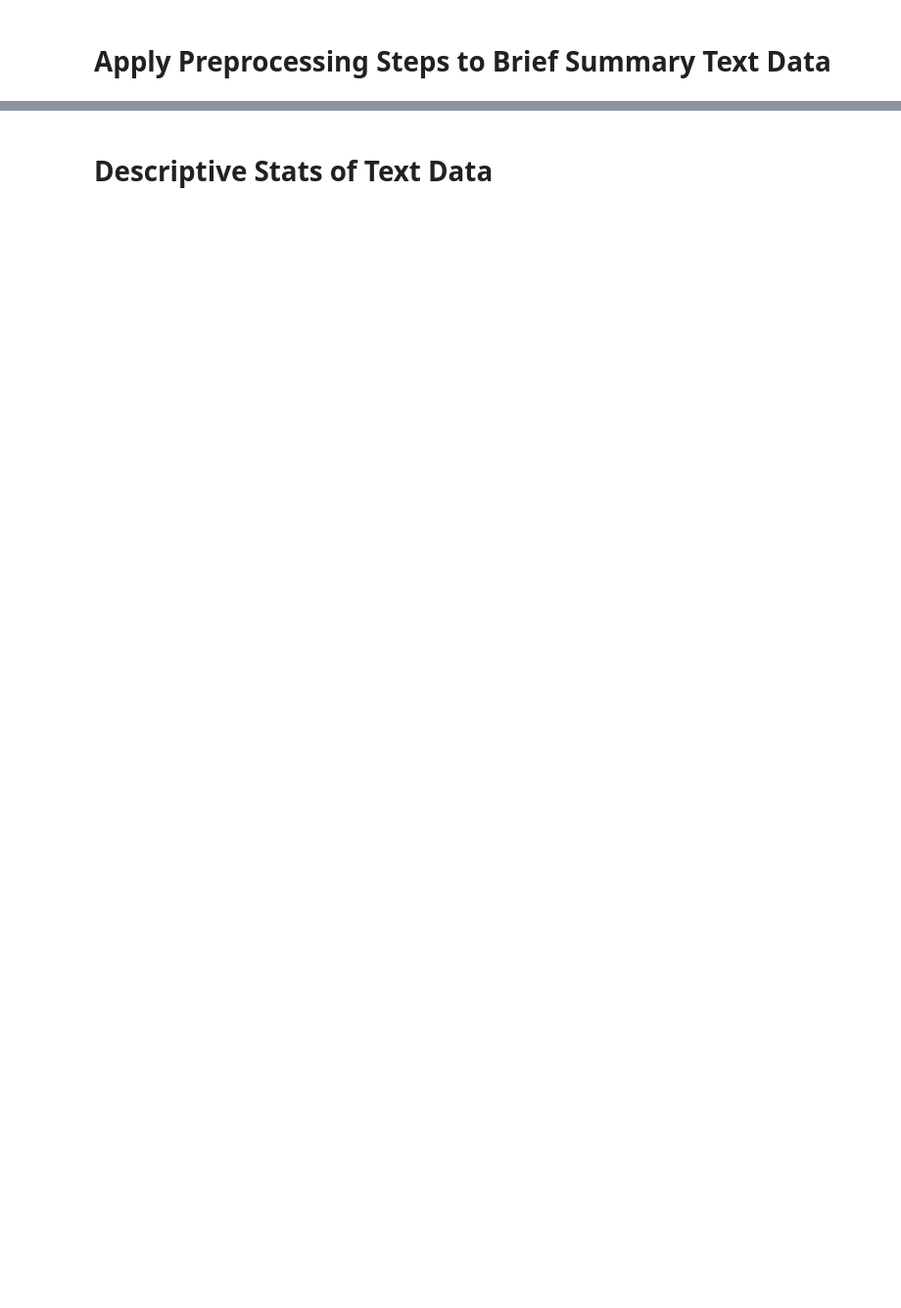
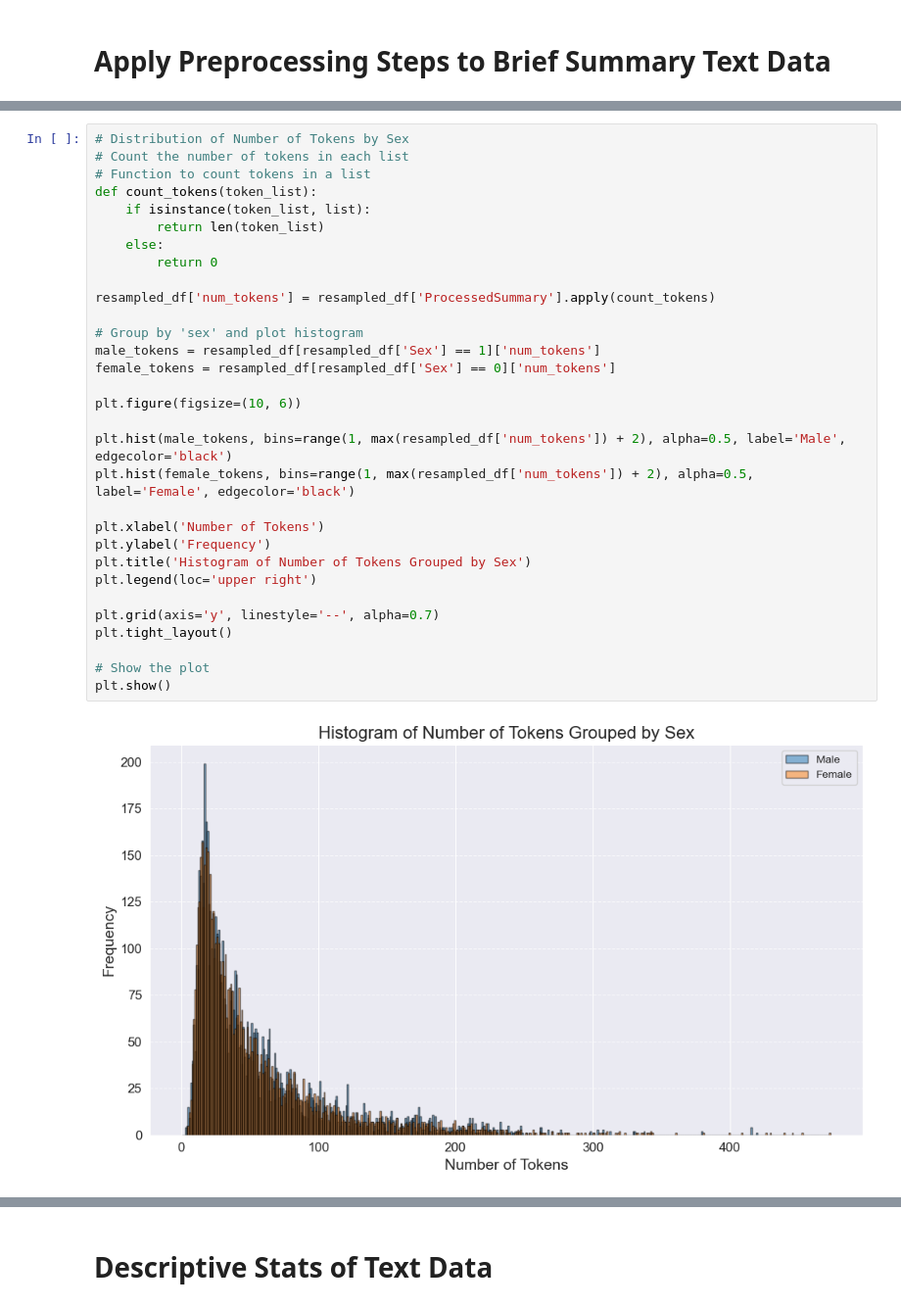
Before and after one commit to HNStaggs/Clinical-Trial-Gender-Gaps, a Jupyter notebook: DataProcessing.ipynb, the cells around one changed output, grey strips where cells are left out. Shown at 98% size. Saved outputs shown, nothing was run; the diff lists cells and outputs as text; blank space fills up the shorter version.

```diff
--- a/DataProcessing.ipynb
+++ b/DataProcessing.ipynb
@@ -628,0 +655,33 @@ resampled_df['ProcessedSummary'] = resampled_df['BriefSummary'].apply(lambda x:
+# %%
+# Distribution of Number of Tokens by Sex
+# Count the number of tokens in each list
+# Function to count tokens in a list
+def count_tokens(token_list):
+    if isinstance(token_list, list):
+        return len(token_list)
+    else:
+        return 0
+
+resampled_df['num_tokens'] = resampled_df['ProcessedSummary'].apply(count_tokens)
+
+# Group by 'sex' and plot histogram
+male_tokens = resampled_df[resampled_df['Sex'] == 1]['num_tokens']
+female_tokens = resampled_df[resampled_df['Sex'] == 0]['num_tokens']
+
+plt.figure(figsize=(10, 6))
+
+plt.hist(male_tokens, bins=range(1, max(resampled_df['num_tokens']) + 2), alpha=0.5, label='Male', edgecolor='black')
+plt.hist(female_tokens, bins=range(1, max(resampled_df['num_tokens']) + 2), alpha=0.5, label='Female', edgecolor='black')
+
+plt.xlabel('Number of Tokens')
+plt.ylabel('Frequency')
+plt.title('Histogram of Number of Tokens Grouped by Sex')
+plt.legend(loc='upper right')
+
+plt.grid(axis='y', linestyle='--', alpha=0.7)
+plt.tight_layout()
+
+# Show the plot
+plt.show()
+# %% [output]
+[figure, added]
```
Also changed, not shown: parts of 26 cells of this notebook.
